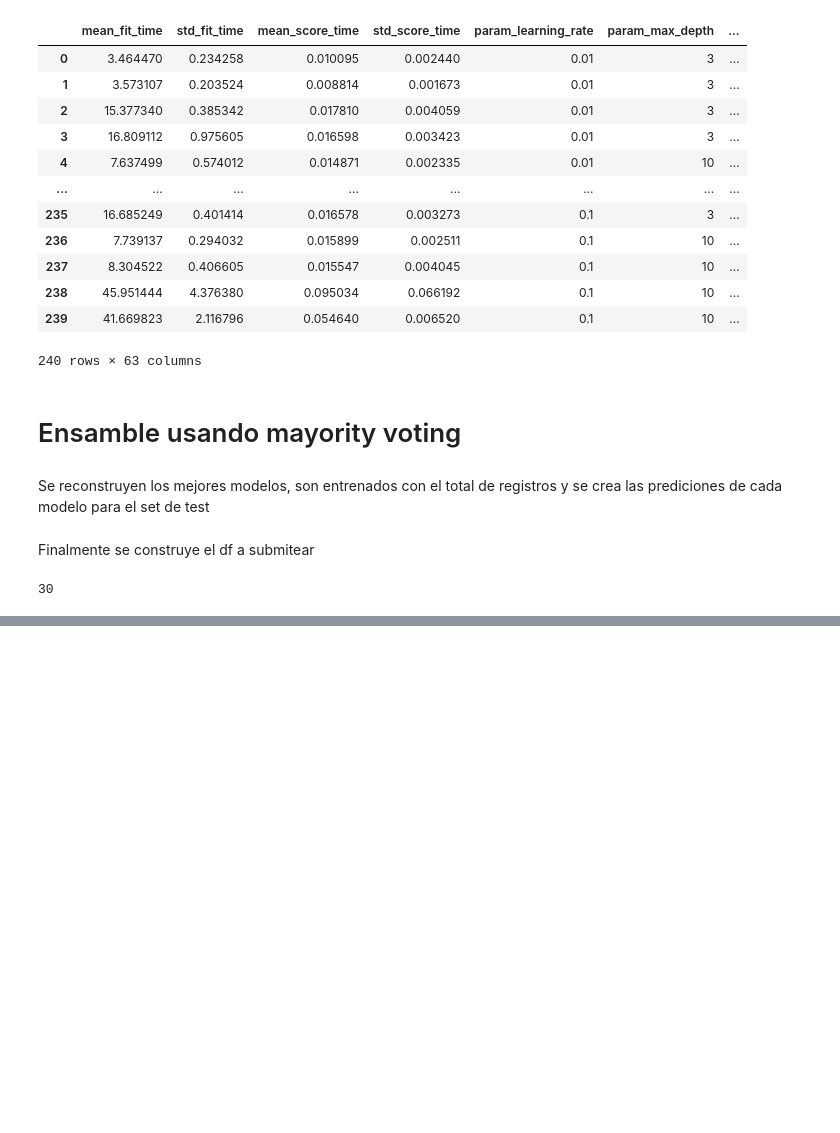
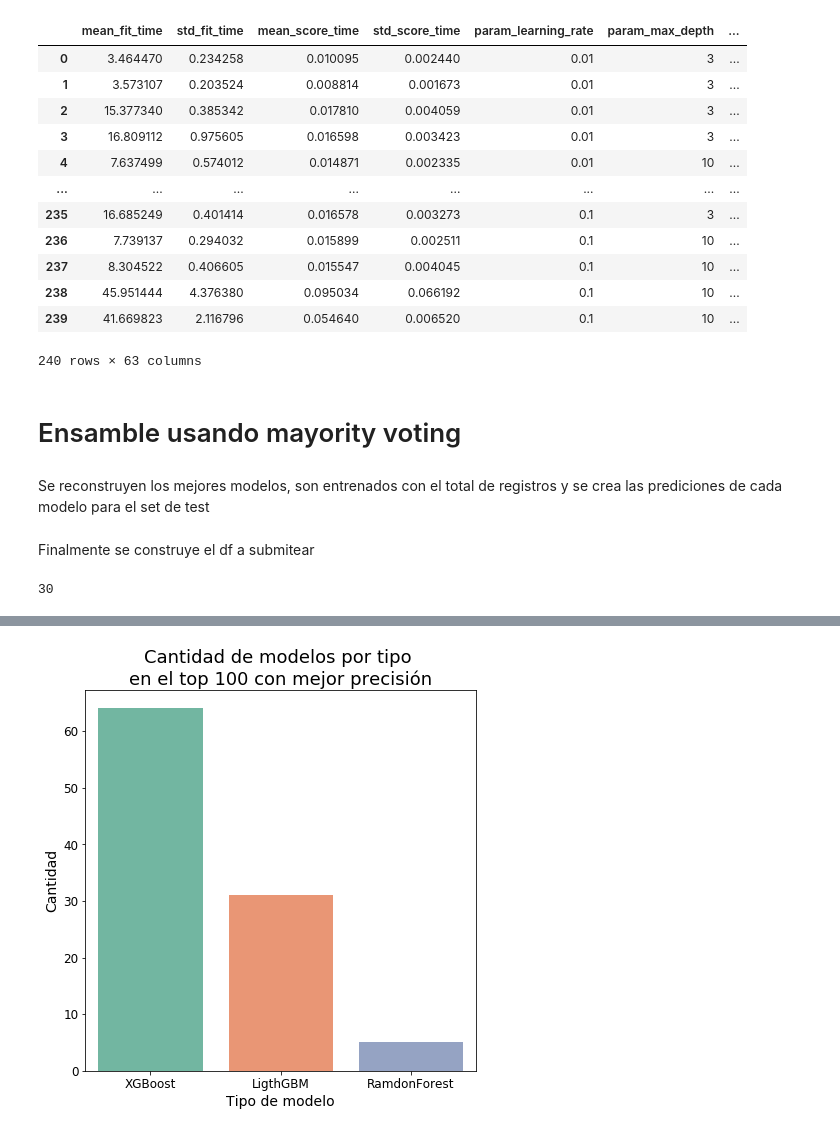
Before and after one commit to danielacarrero/orga-datos, a Jupyter notebook: TP2/tree ensamble/tree_ensamble.ipynb, the cells around one changed output, grey strips where cells are left out. Cells and saved outputs as stored; diff of their text form; code cells hidden in the pictures; blank space fills up the shorter version.

```diff
--- a/TP2/tree ensamble/tree_ensamble.ipynb
+++ b/TP2/tree ensamble/tree_ensamble.ipynb
@@ -322,0 +315,13 @@ submit.to_csv('data/submit_kaggle_ensamble_tree_10', index=False)
+# %%
+def get_model(x):
+    if 'XGB' in x:
+        return 'XGBoost'
+    if 'LGBM' in x:
+        return 'LigthGBM'
+    if 'RandomForest' in x:
+        return 'RamdonForest'
+# %%
+models_default = results_df.copy()
+models_default['model'] = models_default.model.transform(lambda x: get_model(x))
+models_default['features'] = models_default.features.transform(lambda x: str(x))
+models_default
@@ -322,0 +401,11 @@ submit.to_csv('data/submit_kaggle_ensamble_tree_10', index=False)
+# %%
+sns.set_palette("Set2")
+rcParams['figure.figsize'] = 7,7
+ax = sns.barplot(data = models_default.nlargest(100,'accuracy').model.value_counts().to_frame().reset_index()  ,x='index',y='model')
+ax.set_title("Cantidad de modelos por tipo \nen el top 100 con mejor precisión",fontsize= 18)
+ax.set_ylabel("Cantidad",fontsize= 14)
+ax.set_xlabel("Tipo de modelo",fontsize= 14)
+plt.tick_params(axis="y", labelsize=12)
+plt.tick_params(axis="x", labelsize=12)
+# %% [output]
+[figure, added]
```
Also changed, not shown: parts of 21 cells of this notebook, 4 other files.
